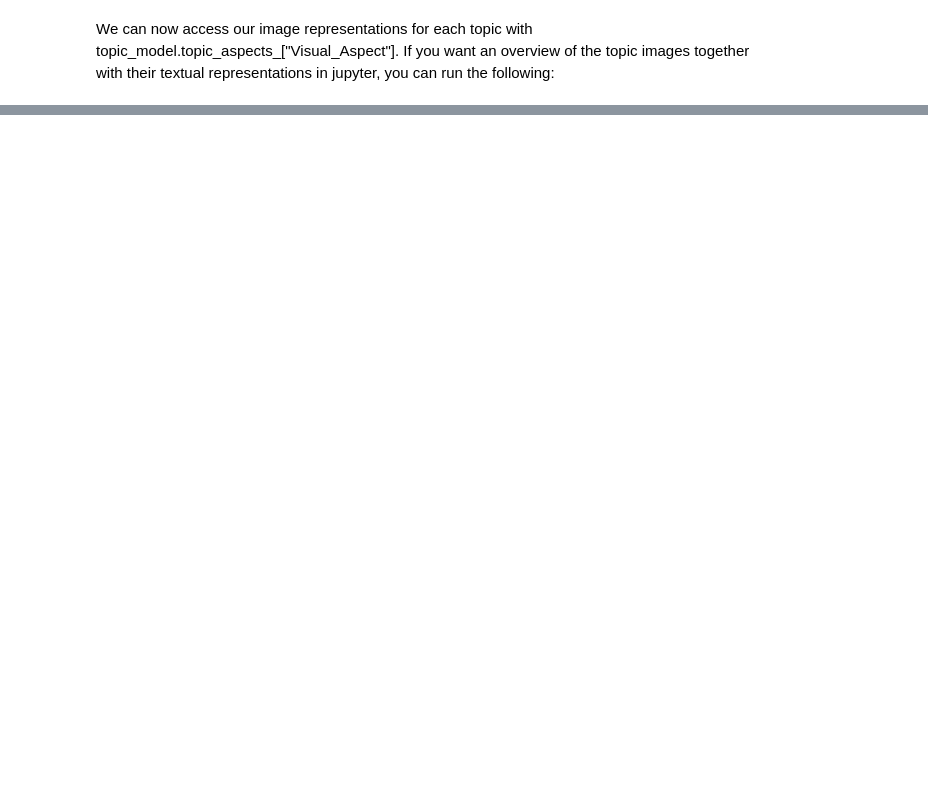
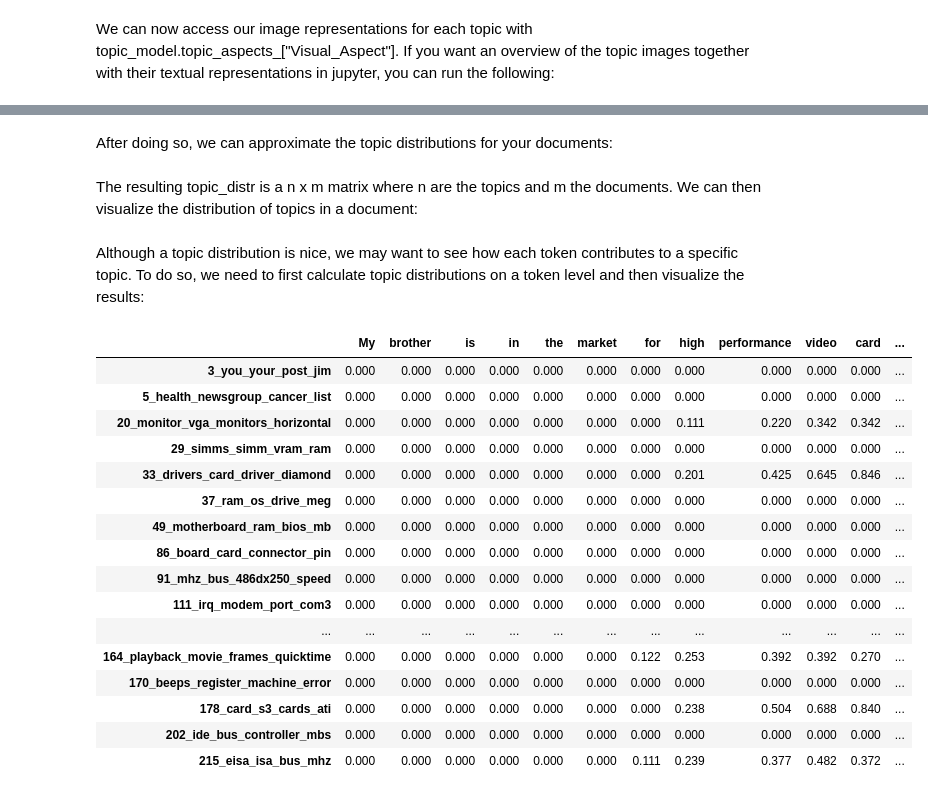
Before and after one commit to Shudi-Zhao/bertopic, a Jupyter notebook: variations/modeling.ipynb, the cells around one changed output, grey strips where cells are left out. Drawn from its saved outputs; the diff is of its cells as text; code cells hidden in the pictures; blank space fills up the shorter version.

```diff
--- a/variations/modeling.ipynb
+++ b/variations/modeling.ipynb
@@ -372,0 +1402,6 @@ HTML(df.to_html(formatters={'Visual_Aspect': image_formatter}, escape=False))
+# %%
+from bertopic import BERTopic
+from sklearn.datasets import fetch_20newsgroups
+
+docs = fetch_20newsgroups(subset='all',  remove=('headers', 'footers', 'quotes'))['data']
+topic_model = BERTopic().fit(docs)
@@ -372,0 +1425,2 @@ HTML(df.to_html(formatters={'Visual_Aspect': image_formatter}, escape=False))
+# %% [markdown]
+After doing so, we can approximate the topic distributions for your documents:
@@ -372,0 +1429,2 @@ HTML(df.to_html(formatters={'Visual_Aspect': image_formatter}, escape=False))
+# %% [markdown]
+The resulting topic_distr is a n x m matrix where n are the topics and m the documents. We can then visualize the distribution of topics in a document:
@@ -372,0 +1433,27 @@ HTML(df.to_html(formatters={'Visual_Aspect': image_formatter}, escape=False))
+# %% [markdown]
+Although a topic distribution is nice, we may want to see how each token contributes to a specific topic. To do so, we need to first calculate topic distributions on a token level and then visualize the results:
+# %%
+# Calculate the topic distributions on a token-level
+topic_distr, topic_token_distr = topic_model.approximate_distribution(docs, calculate_tokens=True)
+
+# Visualize the token-level distributions
+df = topic_model.visualize_approximate_distribution(docs[1], topic_token_distr[1])
+df
+# %% [output]
+|  | My | brother | is | in | the | market | for | high | performance | video | card | ... |
+| 3_you_your_post_jim | 0.000 | 0.000 | 0.000 | 0.000 | 0.000 | 0.000 | 0.000 | 0.000 | 0.000 | 0.000 | 0.000 | ... |
+| 5_health_newsgroup_cancer_list | 0.000 | 0.000 | 0.000 | 0.000 | 0.000 | 0.000 | 0.000 | 0.000 | 0.000 | 0.000 | 0.000 | ... |
+| 20_monitor_vga_monitors_horizontal | 0.000 | 0.000 | 0.000 | 0.000 | 0.000 | 0.000 | 0.000 | 0.111 | 0.220 | 0.342 | 0.342 | ... |
+| 29_simms_simm_vram_ram | 0.000 | 0.000 | 0.000 | 0.000 | 0.000 | 0.000 | 0.000 | 0.000 | 0.000 | 0.000 | 0.000 | ... |
+| 33_drivers_card_driver_diamond | 0.000 | 0.000 | 0.000 | 0.000 | 0.000 | 0.000 | 0.000 | 0.201 | 0.425 | 0.645 | 0.846 | ... |
+| 37_ram_os_drive_meg | 0.000 | 0.000 | 0.000 | 0.000 | 0.000 | 0.000 | 0.000 | 0.000 | 0.000 | 0.000 | 0.000 | ... |
+| 49_motherboard_ram_bios_mb | 0.000 | 0.000 | 0.000 | 0.000 | 0.000 | 0.000 | 0.000 | 0.000 | 0.000 | 0.000 | 0.000 | ... |
+| 86_board_card_connector_pin | 0.000 | 0.000 | 0.000 | 0.000 | 0.000 | 0.000 | 0.000 | 0.000 | 0.000 | 0.000 | 0.000 | ... |
+| 91_mhz_bus_486dx250_speed | 0.000 | 0.000 | 0.000 | 0.000 | 0.000 | 0.000 | 0.000 | 0.000 | 0.000 | 0.000 | 0.000 | ... |
+| 111_irq_modem_port_com3 | 0.000 | 0.000 | 0.000 | 0.000 | 0.000 | 0.000 | 0.000 | 0.000 | 0.000 | 0.000 | 0.000 | ... |
+| ... | ... | ... | ... | ... | ... | ... | ... | ... | ... | ... | ... | ... |
+| 164_playback_movie_frames_quicktime | 0.000 | 0.000 | 0.000 | 0.000 | 0.000 | 0.000 | 0.122 | 0.253 | 0.392 | 0.392 | 0.270 | ... |
+| 170_beeps_register_machine_error | 0.000 | 0.000 | 0.000 | 0.000 | 0.000 | 0.000 | 0.000 | 0.000 | 0.000 | 0.000 | 0.000 | ... |
+| 178_card_s3_cards_ati | 0.000 | 0.000 | 0.000 | 0.000 | 0.000 | 0.000 | 0.000 | 0.238 | 0.504 | 0.688 | 0.840 | ... |
+| 202_ide_bus_controller_mbs | 0.000 | 0.000 | 0.000 | 0.000 | 0.000 | 0.000 | 0.000 | 0.000 | 0.000 | 0.000 | 0.000 | ... |
+| 215_eisa_isa_bus_mhz | 0.000 | 0.000 | 0.000 | 0.000 | 0.000 | 0.000 | 0.111 | 0.239 | 0.377 | 0.482 | 0.372 | ... |
```
Also changed, not shown: parts of 103 cells of this notebook, 3 other files.
